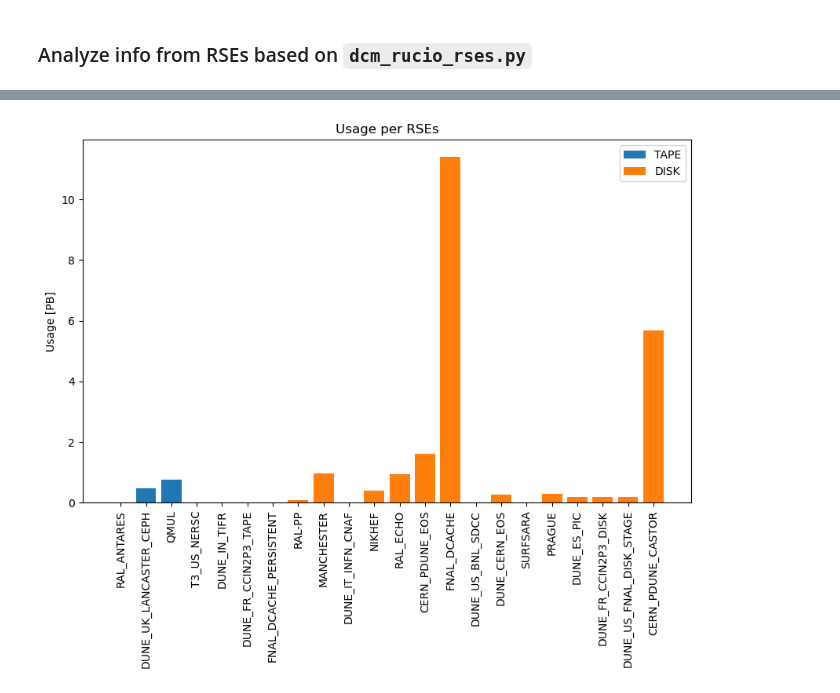
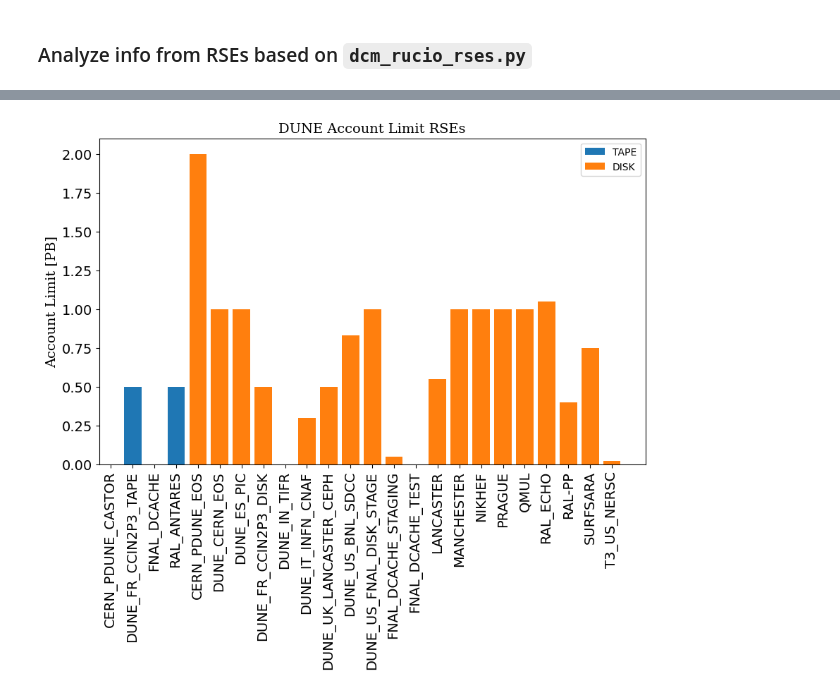
Before and after one commit to DUNE/data-mgmt-ops, a Jupyter notebook: data-collections-manager/notebooks/dcm_rucio_rses_usages.ipynb, the cells around one changed output, grey strips where cells are left out. Drawn from its saved outputs; the diff is of its cells as text; code cells hidden in the pictures.

Commit message:
update notebook based on bug fixes on dcm_rucio_rses.py

```diff
--- a/data-collections-manager/notebooks/dcm_rucio_rses_usages.ipynb
+++ b/data-collections-manager/notebooks/dcm_rucio_rses_usages.ipynb
@@ -6,6 +6,12 @@ import pandas as pd
 import matplotlib.pyplot as plt
 import matplotlib.dates as mdates
 from datetime import datetime
+# %%
+font = {'family': 'serif',
+        'color':  'black',
+        'weight': 'normal',
+        'size': 14,
+        }
 # %%
 df = pd.read_json('RSEs_dune.json')
 # %%
@@ -47,0 +37,16 @@ plt.show()
+# %%
+plt.figure(figsize=(10, 6))
+for rse_type in df['type'].unique():
+    subset = df[df['type'] == rse_type]
+    plt.bar(subset['name'], 1, label=rse_type)
+
+plt.ylim(0,1.3)
+plt.tick_params(left = False, right = False , labelleft = False ,
+                labelbottom = True, bottom = True)
+plt.title('Rucio Storage Elements (RSEs)', fontdict=font)
+plt.xticks(rotation=90)
+plt.legend()
+plt.xticks(fontsize=14)
+plt.yticks(fontsize=14)
+plt.savefig('rse_fig1.png', bbox_inches='tight')
+plt.show()
@@ -48,18 +75,22 @@ plt.show()
 # %%
 # Group the data by site and plot usage
+current_RSEs = df[(df['decommissioned'] == False) & (df['dunepro'] == True)]
 
 plt.figure(figsize=(10, 6))
-for rse_type in df['type'].unique():
-    subset = df[df['type'] == rse_type]
-    plt.bar(subset['name'], subset['usage']/1e6, label=rse_type)
+for rse_type in current_RSEs['type'].unique():
+    subset = current_RSEs[current_RSEs['type'] == rse_type]
+    plt.bar(subset['name'], subset['account_lim']/1e6, label=rse_type)
 
 #plt.xlabel('RSE Name')
-plt.ylabel('Usage [PB]')
-plt.title('Usage per RSEs')
+plt.ylabel('Account Limit [PB]', fontdict=font)
+plt.title('DUNE Account Limit RSEs', fontdict=font)
 plt.xticks(rotation=90)
 plt.legend()
-plt.savefig('rse_fig2.png', bbox_inches='tight')
+plt.xticks(fontsize=14)
+plt.yticks(fontsize=14)
+
+plt.savefig('rse_fig3.png', bbox_inches='tight')
 plt.show()
 # %% [output]
-[figure, old version]
+[figure, new version]
 # %%
```
Also changed, not shown: parts of 8 cells of this notebook.
